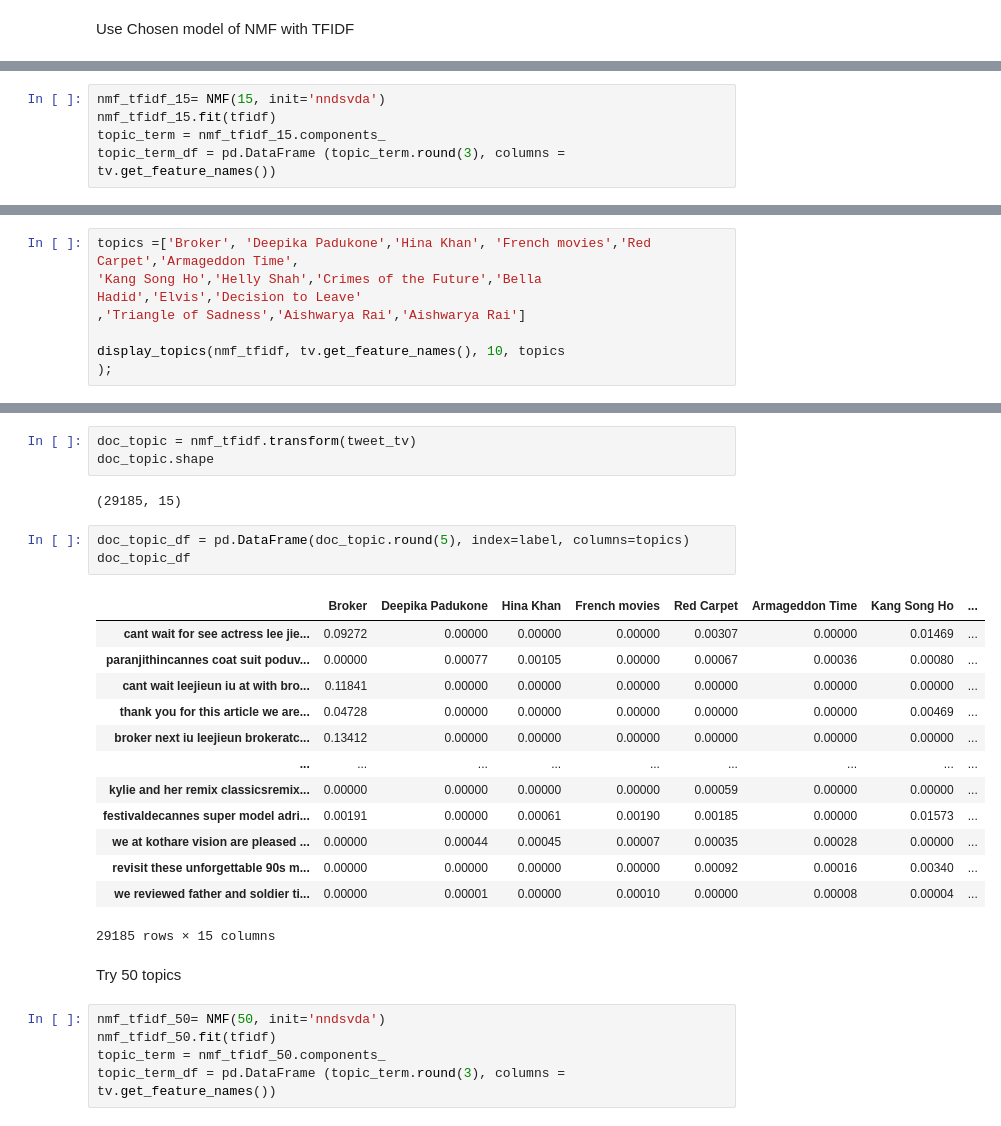
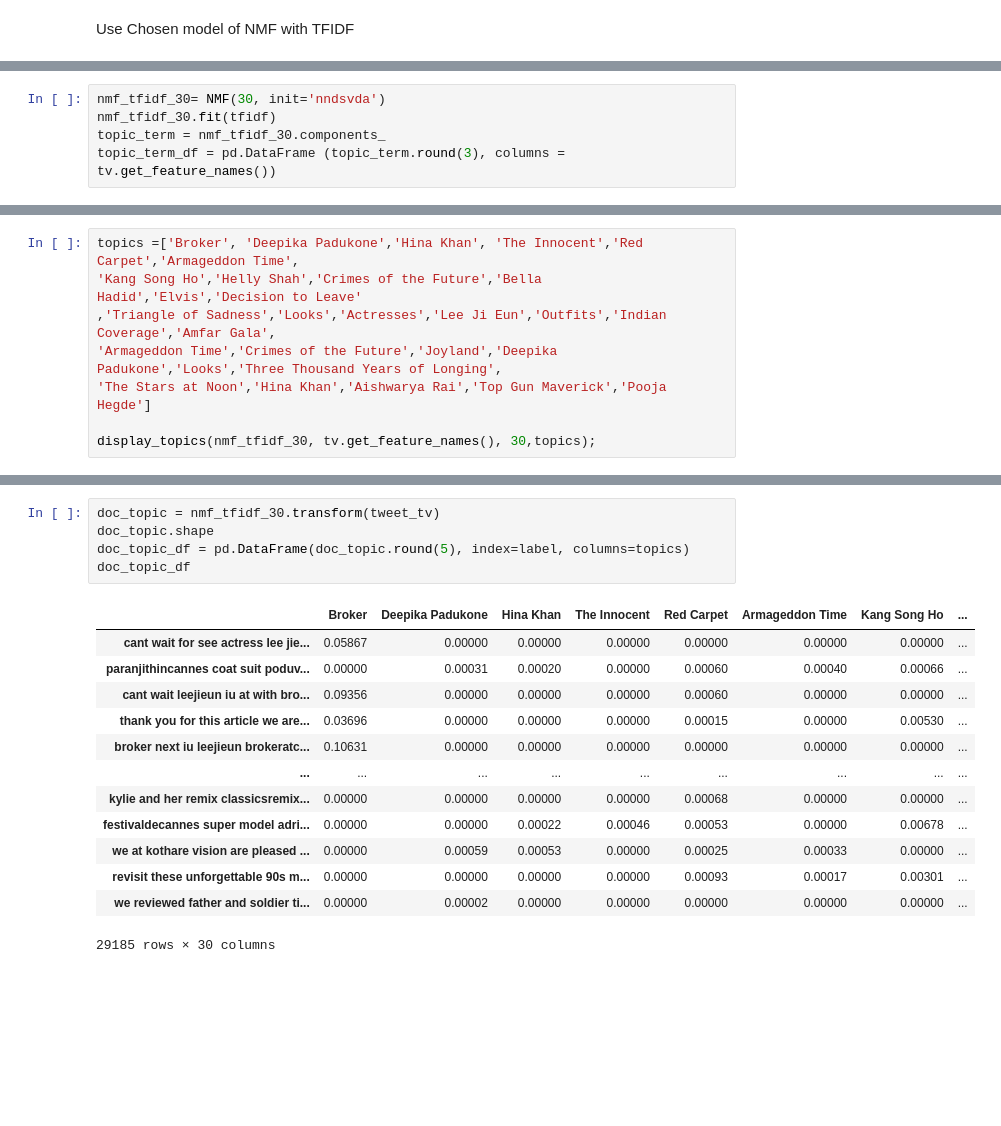
Before and after one commit to amyyunekim/Course_5_NLP, a Jupyter notebook: code/nlp_cannes.ipynb, the cells around one changed output, grey strips where cells are left out. Saved outputs shown, nothing was run; the diff lists cells and outputs as text; blank space fills up the shorter version.

```diff
--- a/code/nlp_cannes.ipynb
+++ b/code/nlp_cannes.ipynb
@@ -376,5 +387,5 @@ Use Chosen model of NMF with TFIDF
 # %%
-nmf_tfidf_15= NMF(15, init='nndsvda')
-nmf_tfidf_15.fit(tfidf)
-topic_term = nmf_tfidf_15.components_
+nmf_tfidf_30= NMF(30, init='nndsvda')
+nmf_tfidf_30.fit(tfidf)
+topic_term = nmf_tfidf_30.components_
 topic_term_df = pd.DataFrame (topic_term.round(3), columns = tv.get_feature_names())
@@ -402,8 +431,9 @@ queen, aishwaryaraibachchan, aishwaryaatcannes, kristenstewart, aishwaryarai, ai
 # %%
-topics =['Broker', 'Deepika Padukone','Hina Khan', 'French movies','Red Carpet','Armageddon Time',
+topics =['Broker', 'Deepika Padukone','Hina Khan', 'The Innocent','Red Carpet','Armageddon Time',
 'Kang Song Ho','Helly Shah','Crimes of the Future','Bella Hadid','Elvis','Decision to Leave'
-,'Triangle of Sadness','Aishwarya Rai','Aishwarya Rai']
+,'Triangle of Sadness','Looks','Actresses','Lee Ji Eun','Outfits','Indian Coverage','Amfar Gala',
+'Armageddon Time','Crimes of the Future','Joyland','Deepika Padukone','Looks','Three Thousand Years of Longing',
+'The Stars at Noon','Hina Khan','Aishwarya Rai','Top Gun Maverick','Pooja Hegde']
 
-display_topics(nmf_tfidf, tv.get_feature_names(), 10, topics
-);
+display_topics(nmf_tfidf_30, tv.get_feature_names(), 30,topics);
 # %% [output]
@@ -427,29 +457,19 @@ queen, aishwaryaraibachchan, aishwaryaatcannes, kristenstewart, aishwaryarai, ai
-# %%
-doc_topic = nmf_tfidf.transform(tweet_tv)
-doc_topic.shape
-# %% [output]
-(29185, 15)
 # %%
+doc_topic = nmf_tfidf_30.transform(tweet_tv)
+doc_topic.shape
 doc_topic_df = pd.DataFrame(doc_topic.round(5), index=label, columns=topics)
 doc_topic_df
 # %% [output]
-|  | Broker | Deepika Padukone | Hina Khan | French movies | Red Carpet | Armageddon Time | Kang Song Ho | ... |
-| cant wait for see actress lee jie... | 0.09272 | 0.00000 | 0.00000 | 0.00000 | 0.00307 | 0.00000 | 0.01469 | ... |
-| paranjithincannes coat suit poduv... | 0.00000 | 0.00077 | 0.00105 | 0.00000 | 0.00067 | 0.00036 | 0.00080 | ... |
-| cant wait leejieun iu at with bro... | 0.11841 | 0.00000 | 0.00000 | 0.00000 | 0.00000 | 0.00000 | 0.00000 | ... |
-| thank you for this article we are... | 0.04728 | 0.00000 | 0.00000 | 0.00000 | 0.00000 | 0.00000 | 0.00469 | ... |
-| broker next iu leejieun brokeratc... | 0.13412 | 0.00000 | 0.00000 | 0.00000 | 0.00000 | 0.00000 | 0.00000 | ... |
+|  | Broker | Deepika Padukone | Hina Khan | The Innocent | Red Carpet | Armageddon Time | Kang Song Ho | ... |
+| cant wait for see actress lee jie... | 0.05867 | 0.00000 | 0.00000 | 0.00000 | 0.00000 | 0.00000 | 0.00000 | ... |
+| paranjithincannes coat suit poduv... | 0.00000 | 0.00031 | 0.00020 | 0.00000 | 0.00060 | 0.00040 | 0.00066 | ... |
+| cant wait leejieun iu at with bro... | 0.09356 | 0.00000 | 0.00000 | 0.00000 | 0.00060 | 0.00000 | 0.00000 | ... |
+| thank you for this article we are... | 0.03696 | 0.00000 | 0.00000 | 0.00000 | 0.00015 | 0.00000 | 0.00530 | ... |
+| broker next iu leejieun brokeratc... | 0.10631 | 0.00000 | 0.00000 | 0.00000 | 0.00000 | 0.00000 | 0.00000 | ... |
 | ... | ... | ... | ... | ... | ... | ... | ... | ... |
-| kylie and her remix classicsremix... | 0.00000 | 0.00000 | 0.00000 | 0.00000 | 0.00059 | 0.00000 | 0.00000 | ... |
-| festivaldecannes super model adri... | 0.00191 | 0.00000 | 0.00061 | 0.00190 | 0.00185 | 0.00000 | 0.01573 | ... |
-| we at kothare vision are pleased ... | 0.00000 | 0.00044 | 0.00045 | 0.00007 | 0.00035 | 0.00028 | 0.00000 | ... |
-| revisit these unforgettable 90s m... | 0.00000 | 0.00000 | 0.00000 | 0.00000 | 0.00092 | 0.00016 | 0.00340 | ... |
-| we reviewed father and soldier ti... | 0.00000 | 0.00001 | 0.00000 | 0.00010 | 0.00000 | 0.00008 | 0.00004 | ... |
+| kylie and her remix classicsremix... | 0.00000 | 0.00000 | 0.00000 | 0.00000 | 0.00068 | 0.00000 | 0.00000 | ... |
+| festivaldecannes super model adri... | 0.00000 | 0.00000 | 0.00022 | 0.00046 | 0.00053 | 0.00000 | 0.00678 | ... |
+| we at kothare vision are pleased ... | 0.00000 | 0.00059 | 0.00053 | 0.00000 | 0.00025 | 0.00033 | 0.00000 | ... |
+| revisit these unforgettable 90s m... | 0.00000 | 0.00000 | 0.00000 | 0.00000 | 0.00093 | 0.00017 | 0.00301 | ... |
+| we reviewed father and soldier ti... | 0.00000 | 0.00002 | 0.00000 | 0.00000 | 0.00000 | 0.00000 | 0.00000 | ... |
-29185 rows × 15 columns
+29185 rows × 30 columns
-# %% [markdown]
-Try 50 topics
-# %%
-nmf_tfidf_50= NMF(50, init='nndsvda')
-nmf_tfidf_50.fit(tfidf)
-topic_term = nmf_tfidf_50.components_
-topic_term_df = pd.DataFrame (topic_term.round(3), columns = tv.get_feature_names())
```
Also changed, not shown: parts of 10 cells of this notebook, 2 other files.
